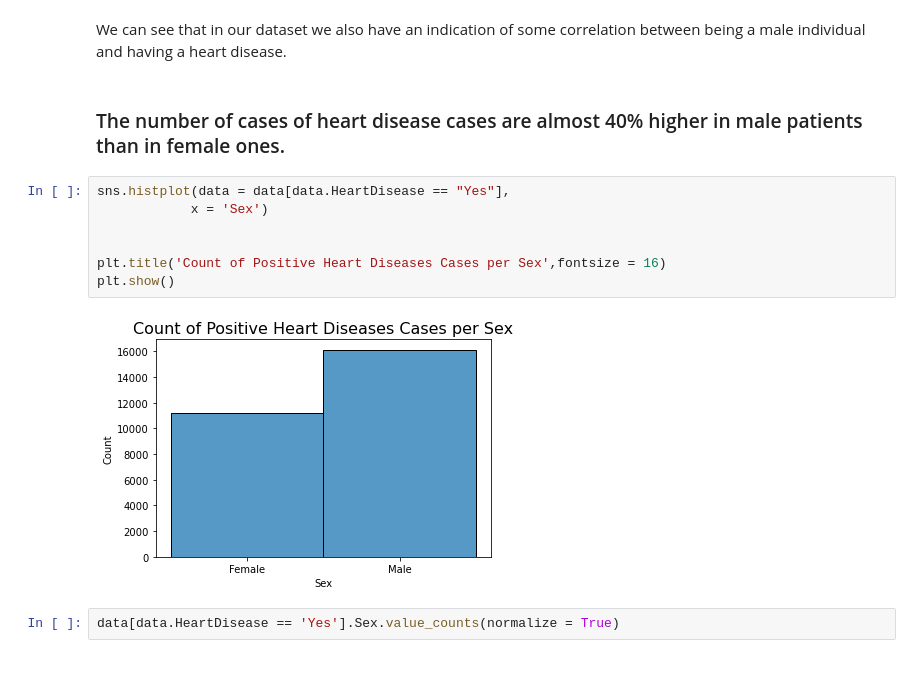
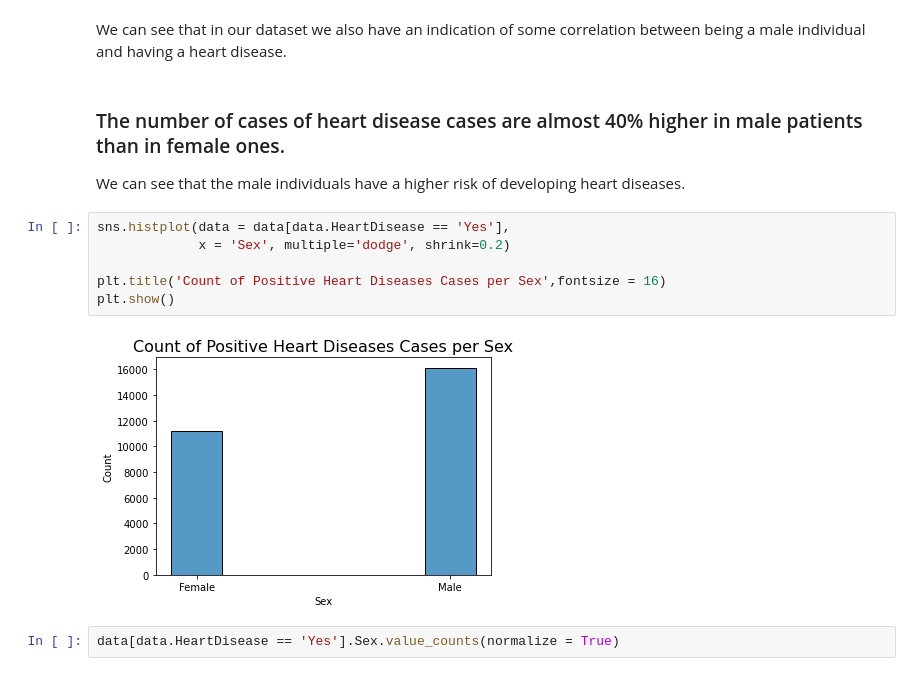
Before and after one commit to arthurto/HeartDisease_Data_Analysis, a Jupyter notebook: Analysis.ipynb, the cells around one changed output. Drawn from its saved outputs; the diff is of its cells as text.

```diff
--- a/Analysis.ipynb
+++ b/Analysis.ipynb
@@ -81,15 +69,16 @@ plt.show()
 We can see that in our dataset we also have an indication of some correlation between being a male individual and having a heart disease.
 # %% [markdown]
 ### The number of cases of heart disease cases are almost 40% higher in male patients than in female ones.
+
+We can see that the male individuals have a higher risk of developing heart diseases.
 # %%
-sns.histplot(data = data[data.HeartDisease == "Yes"],
-            x = 'Sex')
-
+sns.histplot(data = data[data.HeartDisease == 'Yes'],
+             x = 'Sex', multiple='dodge', shrink=0.2)
 
 plt.title('Count of Positive Heart Diseases Cases per Sex',fontsize = 16)
 plt.show()
 # %% [output]
-[figure, old version]
+[figure, new version]
 # %%
 data[data.HeartDisease == 'Yes'].Sex.value_counts(normalize = True)
 # %% [output]
```
Also changed, not shown: parts of 13 cells of this notebook.
